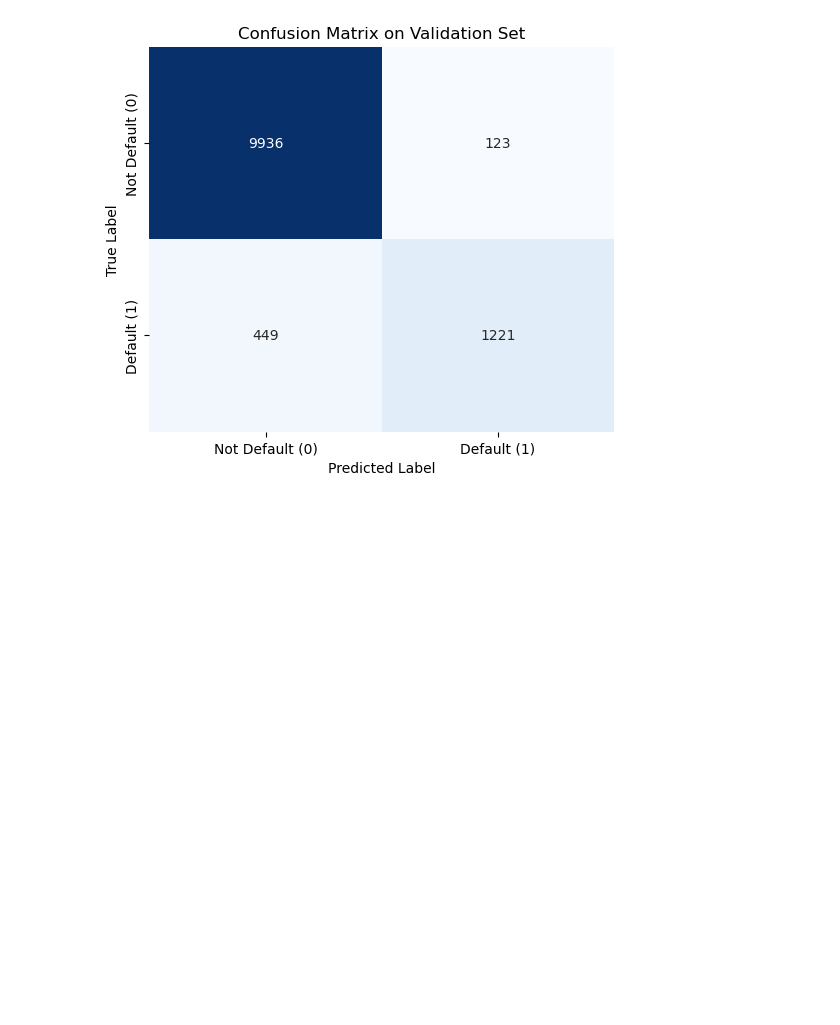
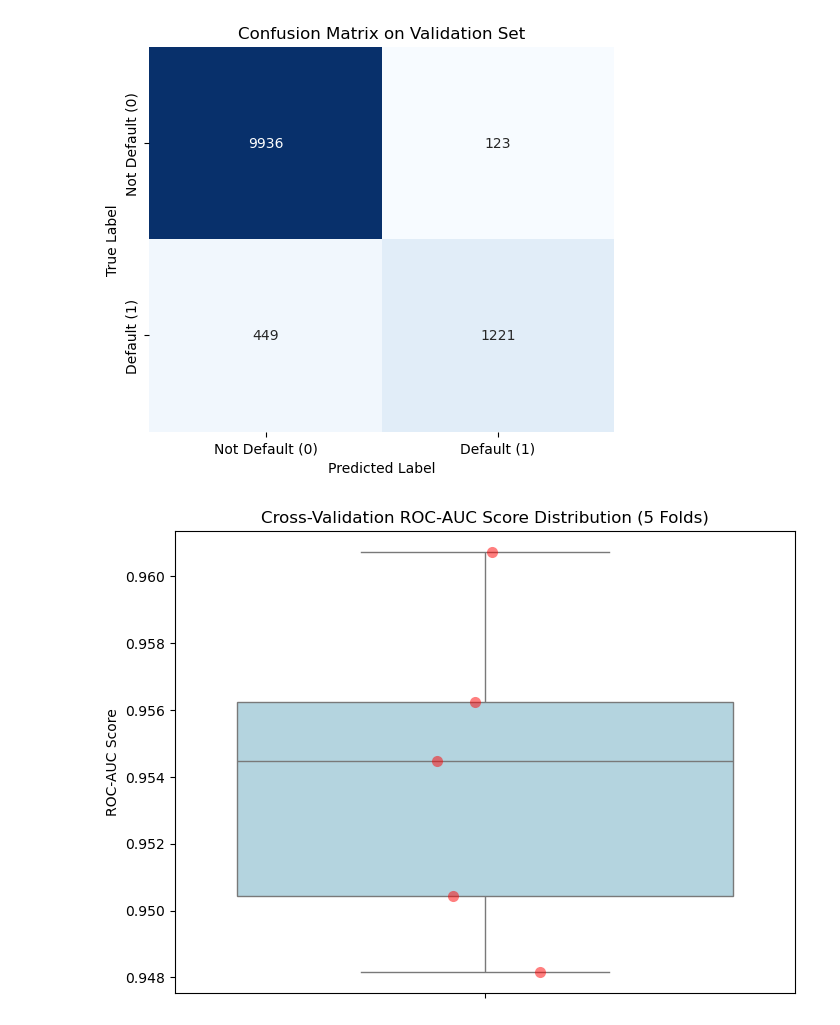
Before and after one commit to leo9003/Loan-Approval-Prediction, a Jupyter notebook: work.ipynb, the cells around one changed output. Cells and saved outputs as stored; diff of their text form; code cells hidden in the pictures; blank space fills up the shorter version.

```diff
--- a/work.ipynb
+++ b/work.ipynb
@@ -386,3 +386,13 @@ plt.ylabel('True Label')
 plt.show()
 # %% [output]
 [figure]
+# %%
+# 繪製交叉驗證分數分佈
+plt.figure(figsize=(8, 6))
+sns.boxplot(y=cv_scores, color='lightblue')
+sns.stripplot(y=cv_scores, color='red', size=8, alpha=0.5)
+plt.ylabel('ROC-AUC Score')
+plt.title('Cross-Validation ROC-AUC Score Distribution (5 Folds)')
+plt.show()
+# %% [output]
+[figure, added]
```
Also changed, not shown: 1 other file.
